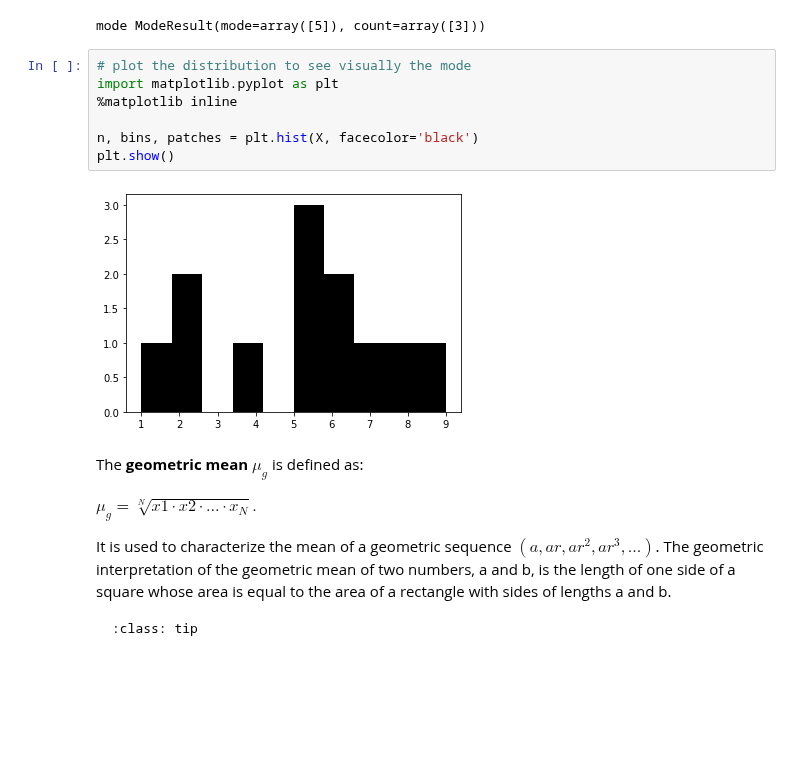
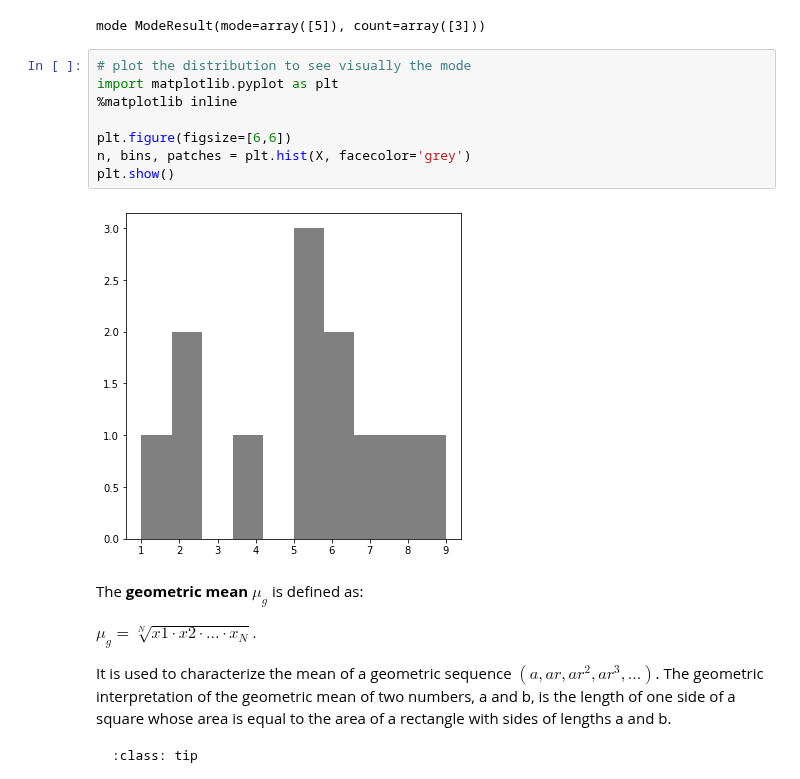
Before and after one commit to mdonega/hep-datanalysis-jb, a Jupyter notebook: book/probability.ipynb, the cells around one changed output. Drawn from its saved outputs; the diff is of its cells as text; blank space fills up the shorter version.

```diff
--- a/book/probability.ipynb
+++ b/book/probability.ipynb
@@ -665,12 +665,13 @@ mode ModeResult(mode=array([5]), count=array([3]))
 # %%
 # plot the distribution to see visually the mode
 import matplotlib.pyplot as plt
 %matplotlib inline
 
-n, bins, patches = plt.hist(X, facecolor='black')
+plt.figure(figsize=[6,6])
+n, bins, patches = plt.hist(X, facecolor='grey')
 plt.show()
 # %% [output]
-[figure, old version]
+[figure, new version]
 # %% [markdown]
 The **geometric mean** $\mu_g$ is defined as:
 
```
Also changed, not shown: parts of 11 cells of this notebook, 10 other files.
